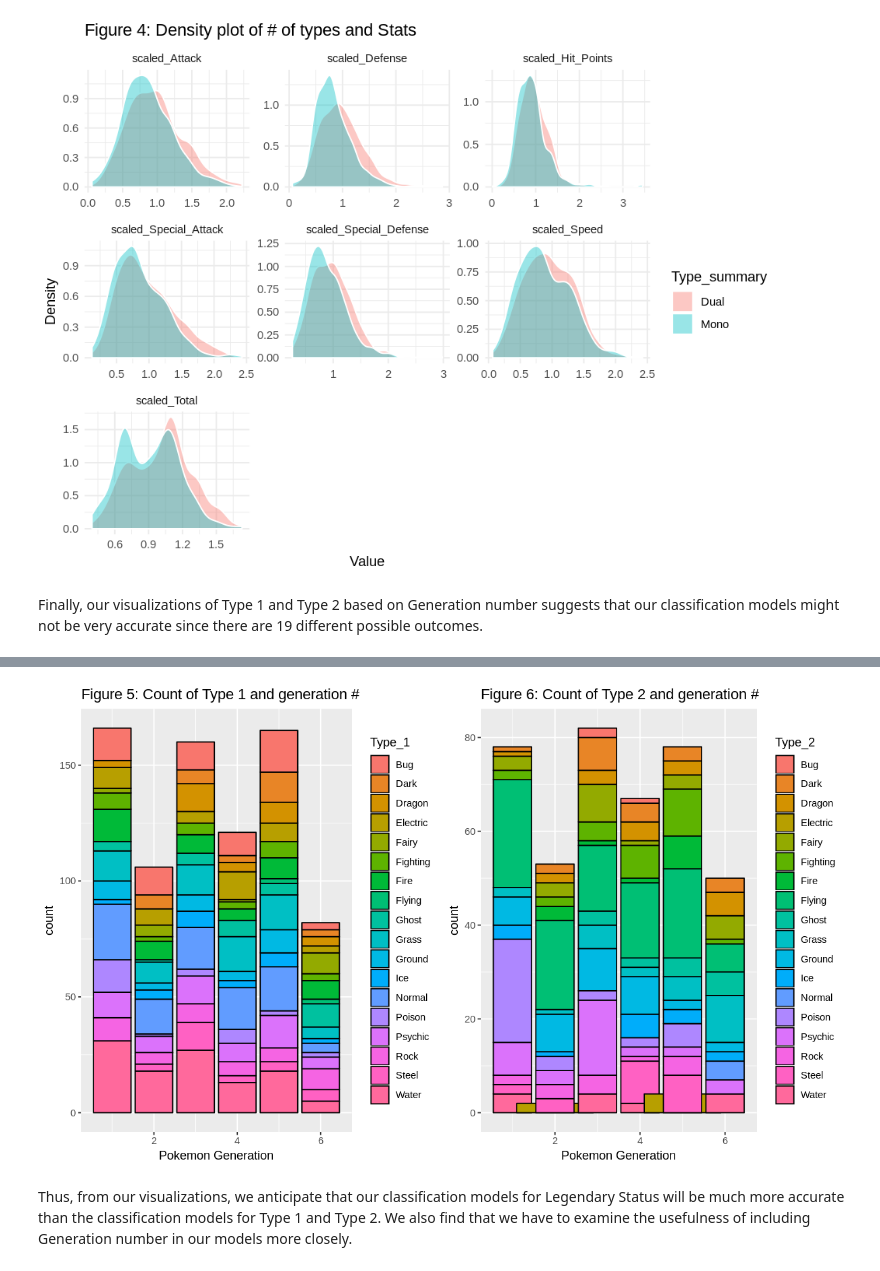
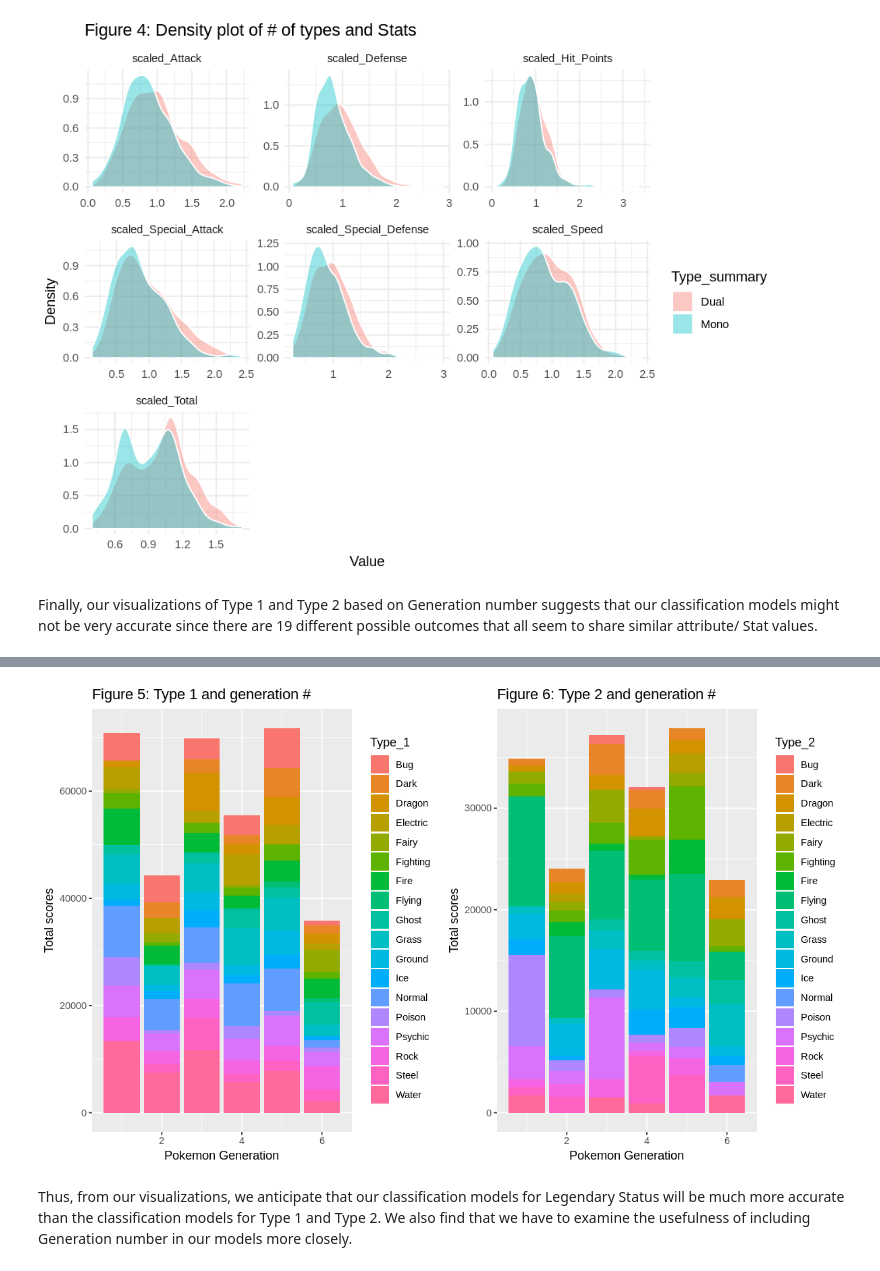
Before and after one commit to Towelat/DSCI--group-7, a Jupyter notebook: group_7_project_v2.ipynb, the cells around one changed output, grey strips where cells are left out. Cells and saved outputs as stored; diff of their text form; code cells hidden in the pictures.

```diff
--- a/group_7_project_v2.ipynb
+++ b/group_7_project_v2.ipynb
@@ -216,23 +216,23 @@ Warning message:
 they will be dropped”
 [figure]
 # %% [markdown]
-Finally, our visualizations of Type 1 and Type 2 based on Generation number suggests that our classification models might not be very accurate since there are 19 different possible outcomes.
+Finally, our visualizations of Type 1 and Type 2 based on Generation number suggests that our classification models might not be very accurate since there are 19 different possible outcomes that all seem to share similar attribute/ Stat values.
 # %%
 options(repr.plot.width= 10, repr.plot.height= 6)
 viz3 <- cleaned_pokemon %>%
-        ggplot(aes(x= Generation, fill = Type_1)) +
-        geom_bar(colour='black') +
+        ggplot(aes(x= Generation, y = Total, fill = Type_1)) +
+        geom_bar(stat = "identity") +
         labs(x= "Pokemon Generation",
-            y = "count")+
-            ggtitle("Figure 5: Count of Type 1 and generation #")
+            y = "Total scores")+
+            ggtitle("Figure 5: Type 1 and generation #")
 
 viz4 <- cleaned_pokemon %>%
         filter(!is.na (Type_2)) %>%
-        ggplot(aes(x= Generation, fill = Type_2)) +
-        geom_bar(colour='black') +
+        ggplot(aes(x= Generation, y = Total, fill = Type_2)) +
+        geom_bar( stat= "identity") +
         labs(x= "Pokemon Generation",
-            y = "count")+
-            ggtitle("Figure 6: Count of Type 2 and generation #")
+            y = "Total scores")+
+            ggtitle("Figure 6: Type 2 and generation #")
 
 grid.arrange(viz3, viz4, ncol = 2)
 # %% [output]
@@ -241,4 +239,4 @@ Warning message:
-[figure, old version]
+[figure, new version]
 # %% [markdown]
 Thus, from our visualizations, we anticipate that our classification models for Legendary Status will be much more accurate than the classification models for Type 1 and Type 2. We also find that we have to examine the usefulness of including Generation number in our models more closely.
 # %% [markdown]
```
Also changed, not shown: parts of 11 cells of this notebook.
